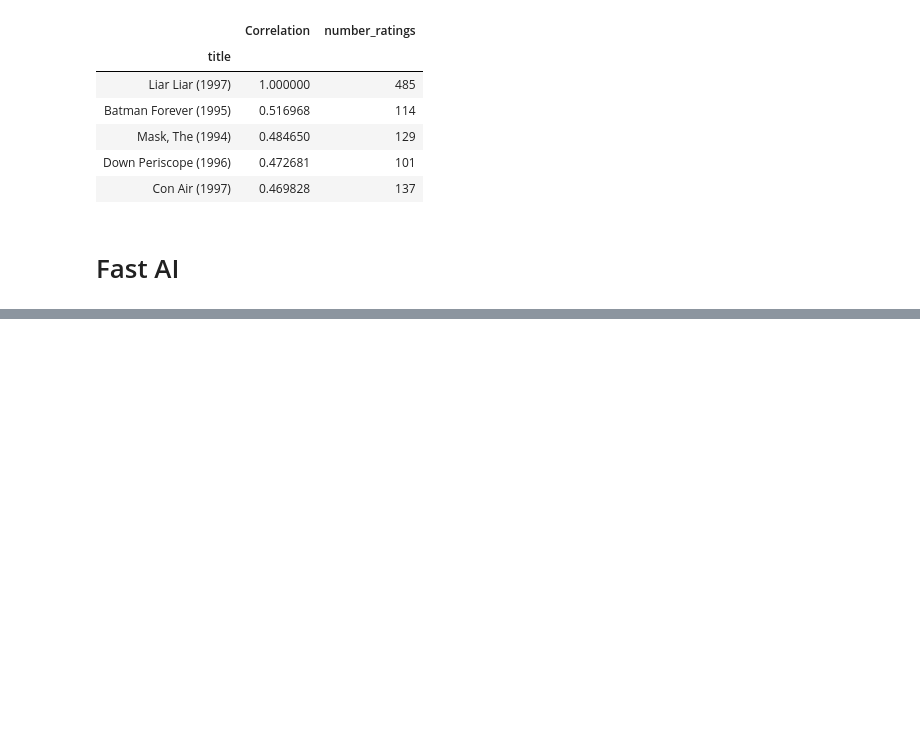
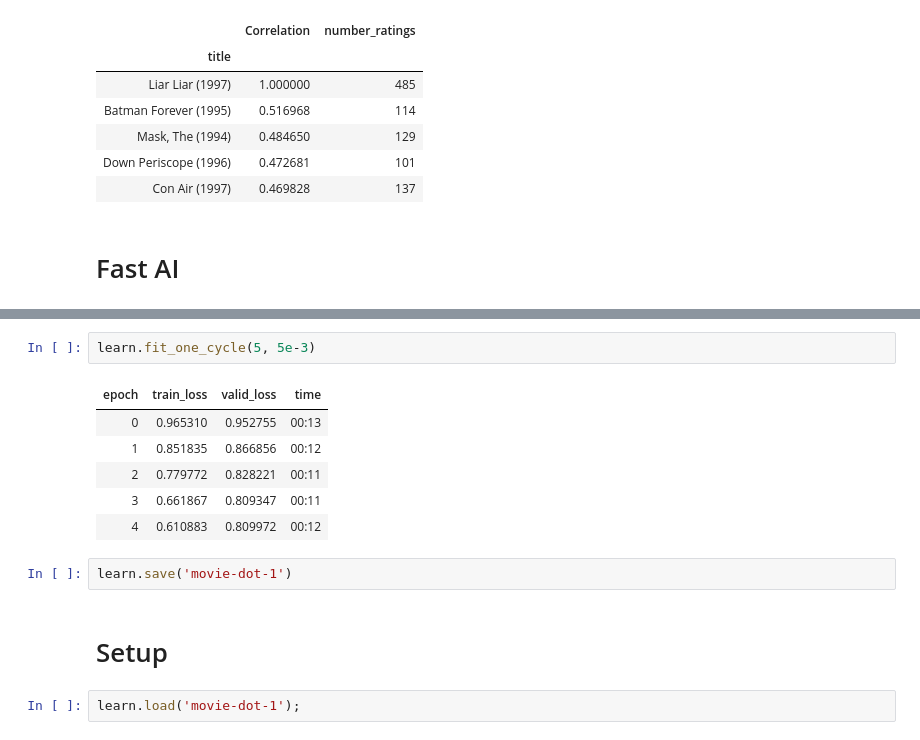
Before and after one commit to yasamanensafi/recommender_system, a Jupyter notebook: Recommender Systems.ipynb, the cells around one changed output, grey strips where cells are left out. Drawn from its saved outputs; the diff is of its cells as text; blank space fills up the shorter version.

```diff
--- a/Recommender Systems.ipynb
+++ b/Recommender Systems.ipynb
@@ -276,0 +323,15 @@ from fastai.collab import *
+# %%
+learn.fit_one_cycle(5, 5e-3)
+# %% [output]
+| epoch | train_loss | valid_loss | time |
+| 0 | 0.965310 | 0.952755 | 00:13 |
+| 1 | 0.851835 | 0.866856 | 00:12 |
+| 2 | 0.779772 | 0.828221 | 00:11 |
+| 3 | 0.661867 | 0.809347 | 00:11 |
+| 4 | 0.610883 | 0.809972 | 00:12 |
+# %%
+learn.save('movie-dot-1')
+# %% [markdown]
+# Setup
+# %%
+learn.load('movie-dot-1');
```
Also changed, not shown: parts of 19 cells of this notebook.
